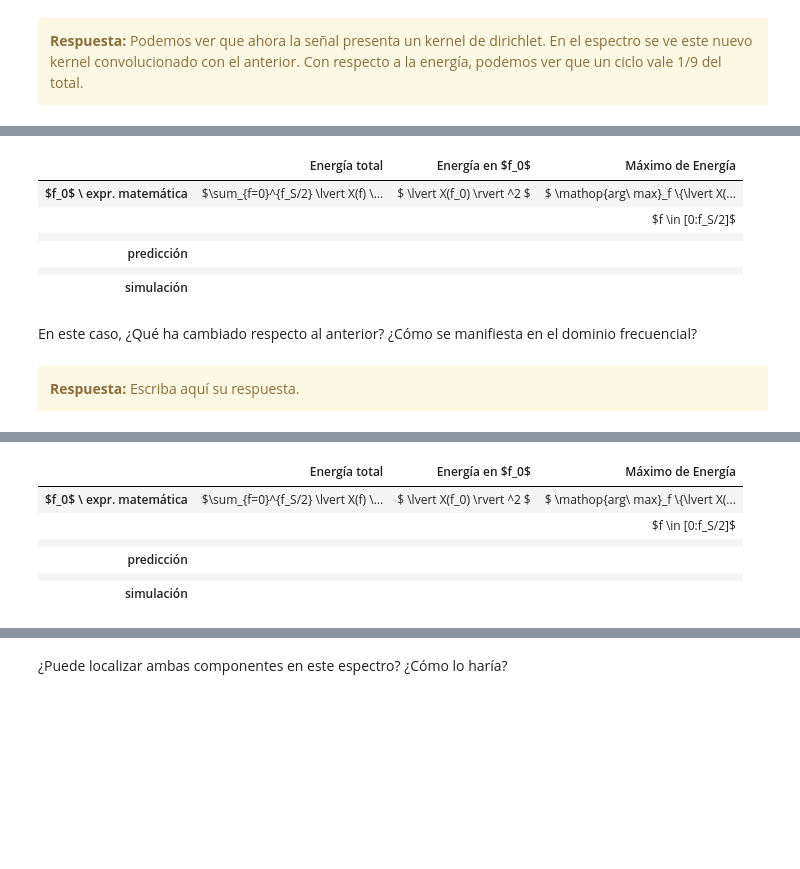
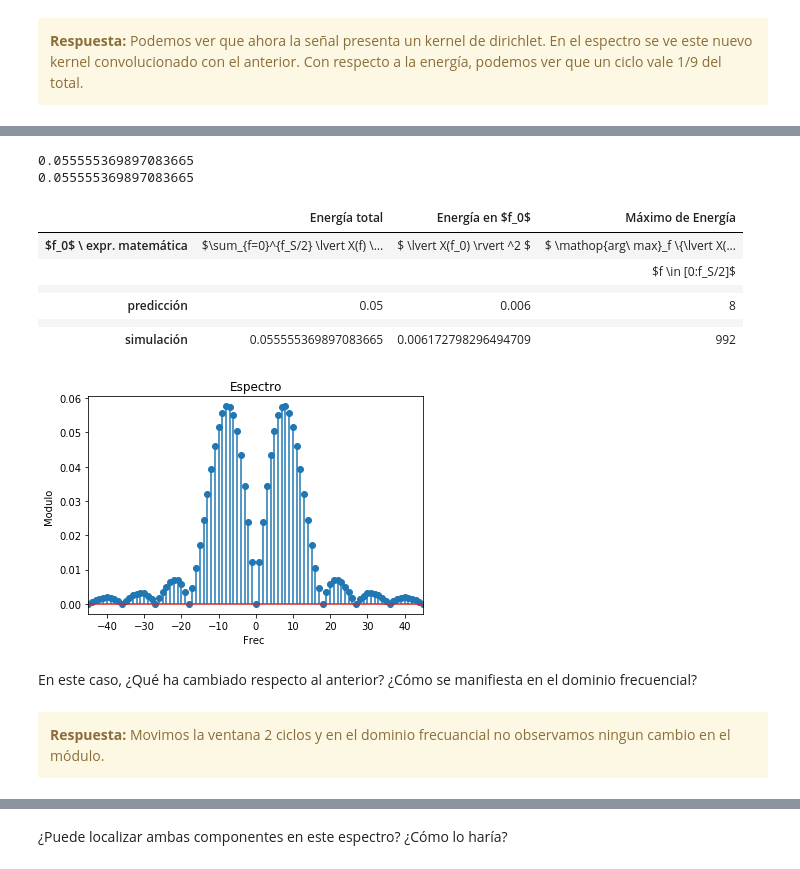
Before and after one commit to yaninacorsaro/PDS, a Jupyter notebook: TP1 - Muestreo de señales - Forurier.ipynb, the cells around one changed output, grey strips where cells are left out. Cells and saved outputs as stored; diff of their text form; code cells hidden in the pictures; blank space fills up the shorter version.

```diff
--- a/TP1 - Muestreo de señales - Forurier.ipynb
+++ b/TP1 - Muestreo de señales - Forurier.ipynb
@@ -736,36 +734,70 @@ Observe el resultado y compare sus resultados con el punto anterior. ¿Qué ha c
 # %%
 #######################################
 # Tu simulación que genere resultados #
 #######################################
 
 tus_resultados = [ ['$\sum_{f=0}^{f_S/2} \lvert X(f) \rvert ^2$', '$ \lvert X(f_0) \rvert ^2 $', '$ \mathop{arg\ max}_f \{\lvert X(f) \rvert ^2\} $'],
                    ['',                                     '',                           '$f \in [0:f_S/2]$'],
                   ['', '', ''],
-                  ['', '', ''], # <-- completar acá
+                  ['0.05', '0.006', '8'], # <-- completar acá
                   ['', '', ''],
-                  ['', '', '']  # <-- completar acá
+
                  ]
+
+N  = 1000 # muestras
+fs = 1000 # Hz
+a0 = 1       # Volts
+p0 = 0 # radianes
+fn = 9
+
+tt, xx = generador_senoidal (fs=fs, f0=fn*fs/N, N=N, a0=a0, p0=p0)
+xx[:int(2*N/fn)] = 0
+xx[int(3*N/fn):] = 0
+
+y = np.fft.fft(xx)
+y_abs = np.abs(y)/N
+frec = np.fft.fftfreq(N,1/N)
+
+fig, ax1 = plt.subplots()
+
+ax1.stem(frec, y_abs, use_line_collection = True)
+ax1.set_title('Espectro')
+ax1.set_ylabel('Modulo ')
+ax1.set_xlabel('Frec ')
+plt.xlim(-5*fn, 5*fn)
+
+
+potSen = (np.mean(xx**2))
+print(potSen)
+pot = (np.sum(y_abs**2))
+print(pot)
+
+tus_resultados.append([str(pot),str(2*y_abs[fn]**2), str(np.argmax(y_abs))])
+
 df = DataFrame(tus_resultados, columns=['Energía total', 'Energía en $f_0$', 'Máximo de Energía'],
                index=['$f_0$ \ expr. matemática',
                       '',
                       '',
                       'predicción',
                       '',
                       'simulación'])
 HTML(df.to_html())
 # %% [output]
+0.055555369897083665
+0.055555369897083665
 |  | Energía total | Energía en $f_0$ | Máximo de Energía |
 | $f_0$ \ expr. matemática | $\sum_{f=0}^{f_S/2} \lvert X(f) \... | $ \lvert X(f_0) \rvert ^2 $ | $ \mathop{arg\ max}_f \{\lvert X(... |
 |  |  |  | $f \in [0:f_S/2]$ |
 |  |  |  |  |
-| predicción |  |  |  |
+| predicción | 0.05 | 0.006 | 8 |
 |  |  |  |  |
-| simulación |  |  |  |
+| simulación | 0.055555369897083665 | 0.006172798296494709 | 992 |
+[figure, added]
 # %% [markdown]
 En este caso, ¿Qué ha cambiado respecto al anterior? ¿Cómo se manifiesta en el dominio frecuencial?
 # %% [markdown]
 <div class="alert alert-block alert-warning">
-<b>Respuesta:</b> Escriba aquí su respuesta.
+<b>Respuesta:</b> Movimos la ventana 2 ciclos y en el dominio frecuancial no observamos ningun cambio en el módulo.
 </div>
 # %% [markdown]
 <table width="80%" cellpadding="7" cellspacing="0">
@@ -785,31 +817,3 @@ En este caso, ¿Qué ha cambiado respecto al anterior? ¿Cómo se manifiesta en
 		</tr>
 	</tbody>
 </table>
-# %%
-#######################################
-# Tu simulación que genere resultados #
-#######################################
-
-tus_resultados = [ ['$\sum_{f=0}^{f_S/2} \lvert X(f) \rvert ^2$', '$ \lvert X(f_0) \rvert ^2 $', '$ \mathop{arg\ max}_f \{\lvert X(f) \rvert ^2\} $'],
-                   ['',                                     '',                           '$f \in [0:f_S/2]$'],
-                  ['', '', ''],
-                  ['', '', ''], # <-- completar acá
-                  ['', '', ''],
-                  ['', '', '']  # <-- completar acá
-                 ]
-df = DataFrame(tus_resultados, columns=['Energía total', 'Energía en $f_0$', 'Máximo de Energía'],
-               index=['$f_0$ \ expr. matemática',
-                      '',
-                      '',
-                      'predicción',
-                      '',
-                      'simulación'])
-HTML(df.to_html())
-# %% [output]
-|  | Energía total | Energía en $f_0$ | Máximo de Energía |
-| $f_0$ \ expr. matemática | $\sum_{f=0}^{f_S/2} \lvert X(f) \... | $ \lvert X(f_0) \rvert ^2 $ | $ \mathop{arg\ max}_f \{\lvert X(... |
-|  |  |  | $f \in [0:f_S/2]$ |
-|  |  |  |  |
-| predicción |  |  |  |
-|  |  |  |  |
-| simulación |  |  |  |
```
Also changed, not shown: parts of 22 cells of this notebook.
